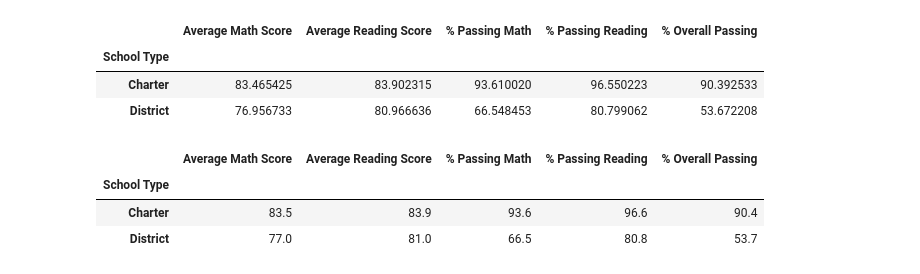
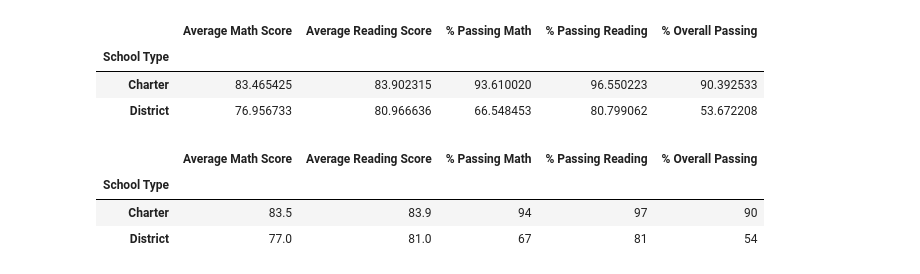
Before and after one commit to JARVIS-117/School_District_Analysis, a Jupyter notebook: PyCitySchools_Challenge.ipynb, the cells around one changed output. Saved outputs shown, nothing was run; the diff lists cells and outputs as text; code cells hidden in the pictures.

```diff
--- a/PyCitySchools_Challenge.ipynb
+++ b/PyCitySchools_Challenge.ipynb
@@ -995,13 +995,13 @@ school_type_df
 # %%
 # # Format the DataFrame
 school_type_df["Average Math Score"] = school_type_df["Average Math Score"].map("{:.1f}".format)
 school_type_df["Average Reading Score"] = school_type_df["Average Reading Score"].map("{:.1f}".format)
-school_type_df["% Passing Math"] = school_type_df["% Passing Math"].map("{:.1f}".format)
-school_type_df["% Passing Reading"] = school_type_df["% Passing Reading"].map("{:.1f}".format)
-school_type_df["% Overall Passing"] = school_type_df["% Overall Passing"].map("{:.1f}".format)
+school_type_df["% Passing Math"] = school_type_df["% Passing Math"].map("{:.0f}".format)
+school_type_df["% Passing Reading"] = school_type_df["% Passing Reading"].map("{:.0f}".format)
+school_type_df["% Overall Passing"] = school_type_df["% Overall Passing"].map("{:.0f}".format)
 school_type_df
 # %% [output]
 |  | Average Math Score | Average Reading Score | % Passing Math | % Passing Reading | % Overall Passing |
 | School Type |  |  |  |  |  |
-| Charter | 83.5 | 83.9 | 93.6 | 96.6 | 90.4 |
-| District | 77.0 | 81.0 | 66.5 | 80.8 | 53.7 |
+| Charter | 83.5 | 83.9 | 94 | 97 | 90 |
+| District | 77.0 | 81.0 | 67 | 81 | 54 |
```
Also changed, not shown: parts of 3 cells of this notebook, 11 other files.
